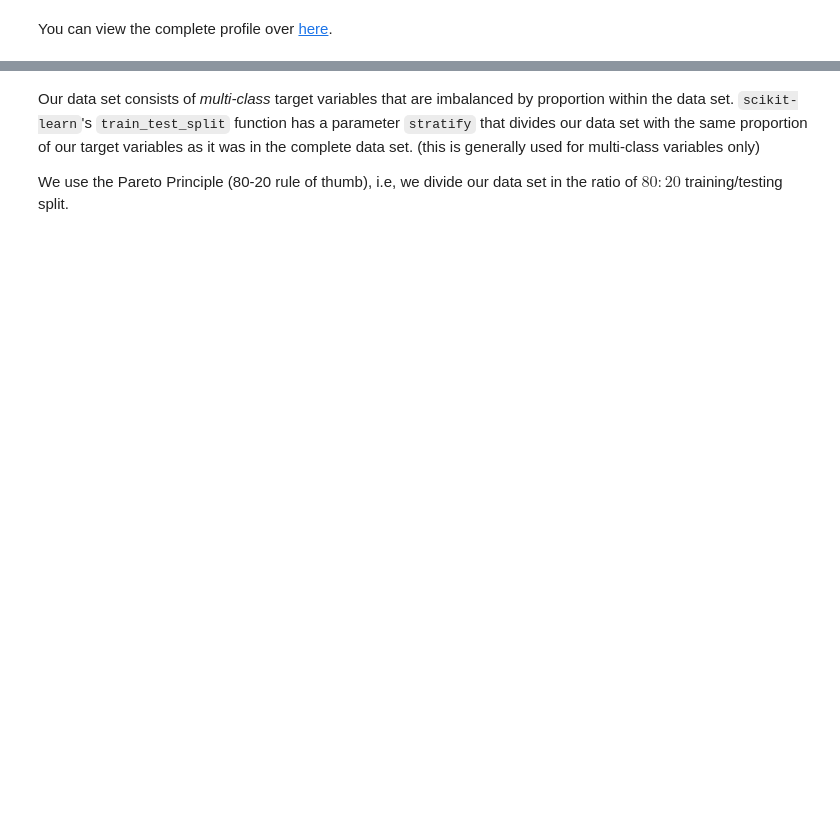
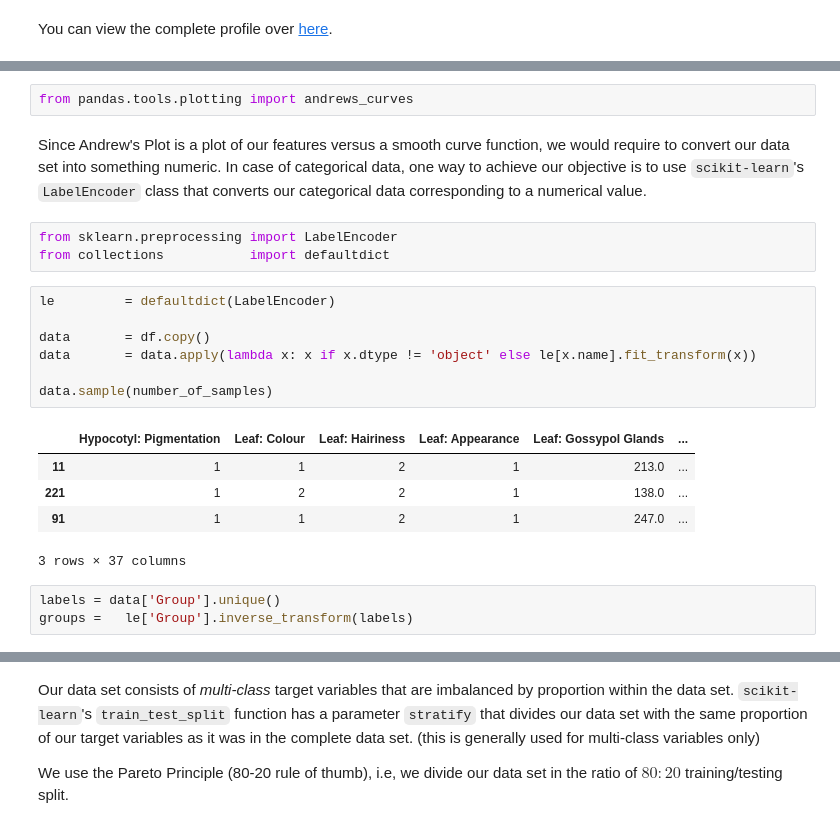
Before and after one commit to achillesrasquinha/brains-from-scratch, a Jupyter notebook: Brains from Scratch - Machine Learning for dummies.ipynb, the cells around one changed output, grey strips where cells are left out. Drawn from its saved outputs; the diff is of its cells as text; blank space fills up the shorter version.

```diff
--- a/Brains from Scratch - Machine Learning for dummies.ipynb
+++ b/Brains from Scratch - Machine Learning for dummies.ipynb
@@ -1498,0 +1577,23 @@ You can view the complete profile over [here](./data/cotton/profile.html).
+# %%
+from pandas.tools.plotting import andrews_curves
+# %% [markdown]
+Since Andrew's Plot is a plot of our features versus a smooth curve function, we would require to convert our data set into something numeric. In case of categorical data, one way to achieve our objective is to use `scikit-learn`'s `LabelEncoder` class that converts our categorical data corresponding to a numerical value.
+# %%
+from sklearn.preprocessing import LabelEncoder
+from collections           import defaultdict
+# %%
+le         = defaultdict(LabelEncoder)
+
+data       = df.copy()
+data       = data.apply(lambda x: x if x.dtype != 'object' else le[x.name].fit_transform(x))
+
+data.sample(number_of_samples)
+# %% [output]
+|  | Hypocotyl: Pigmentation | Leaf: Colour | Leaf: Hairiness | Leaf: Appearance | Leaf: Gossypol Glands | ... |
+| 11 | 1 | 1 | 2 | 1 | 213.0 | ... |
+| 221 | 1 | 2 | 2 | 1 | 138.0 | ... |
+| 91 | 1 | 1 | 2 | 1 | 247.0 | ... |
+3 rows × 37 columns
+# %%
+labels = data['Group'].unique()
+groups =   le['Group'].inverse_transform(labels)
```
Also changed, not shown: parts of 85 cells of this notebook, 1 other file.
